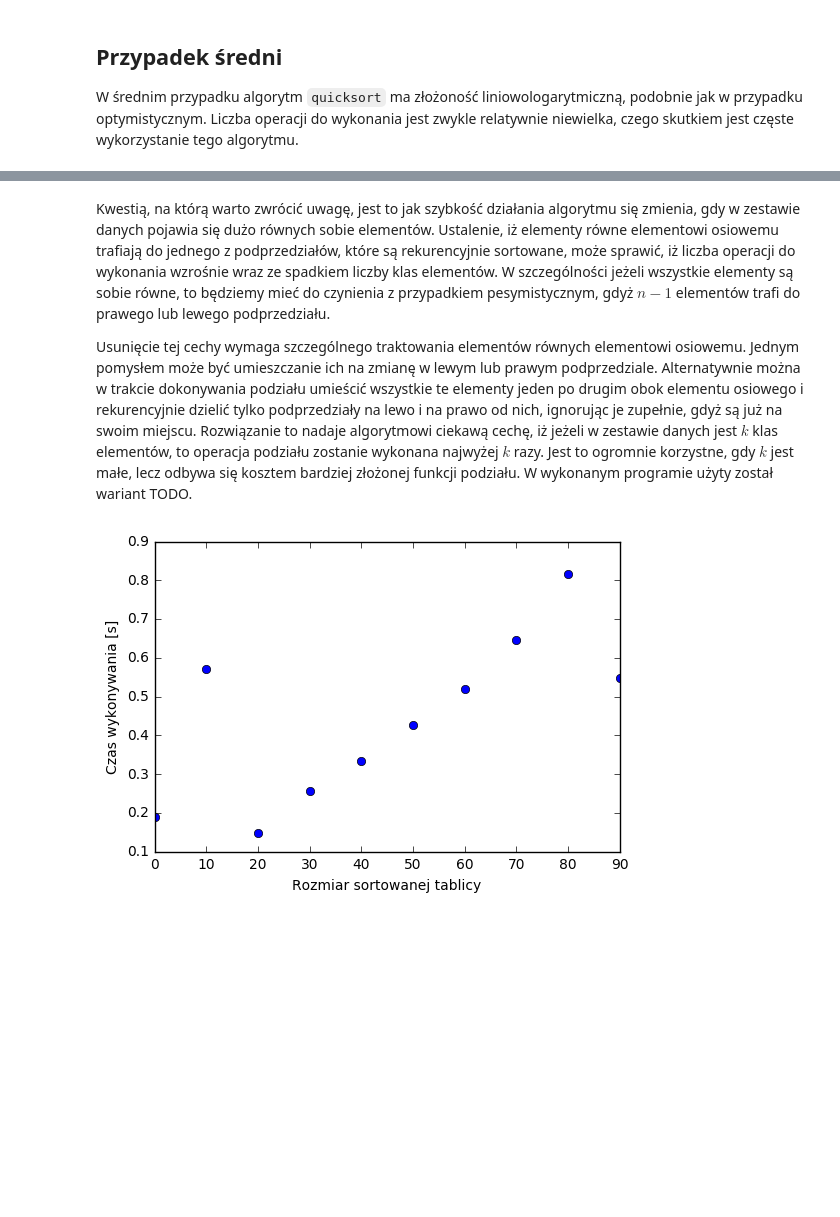
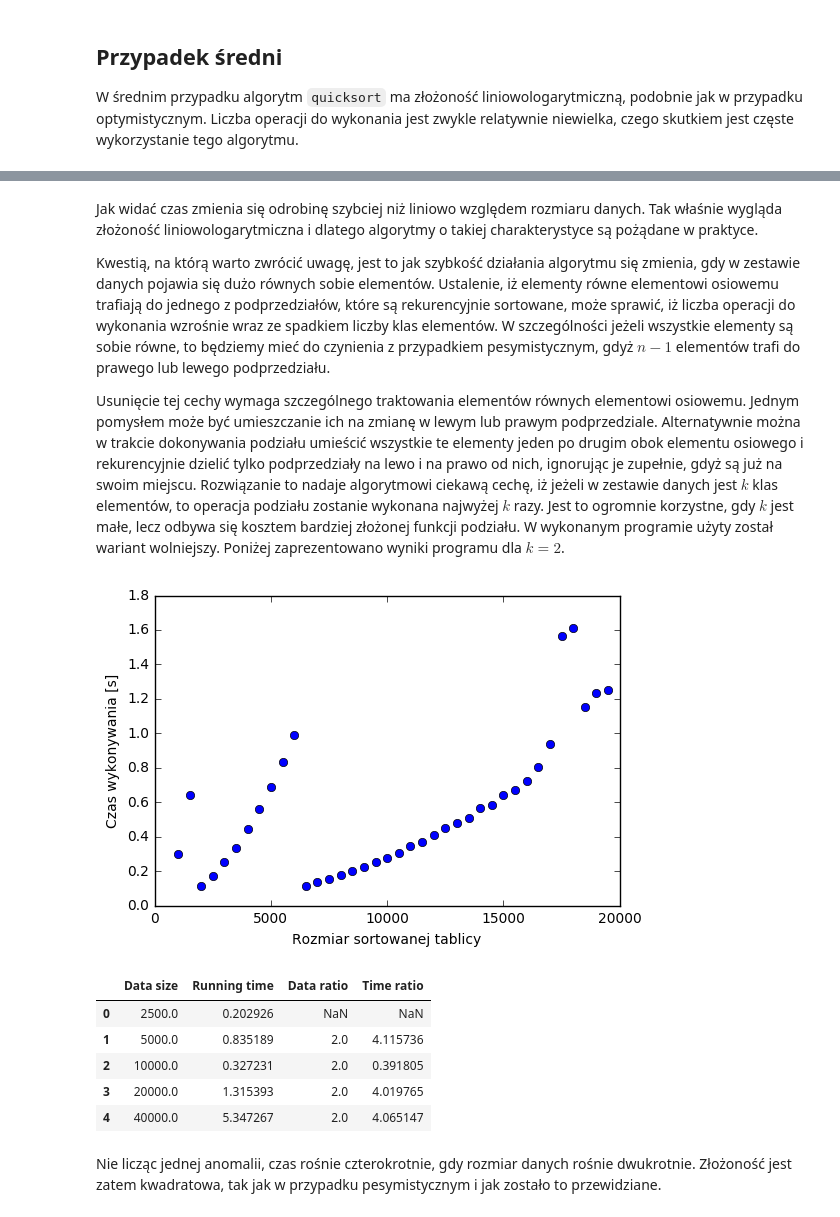
Before and after one commit to DPP93/Wspolczesne-Technologie, a Jupyter notebook: Notebooks/Quicksort.ipynb, the cells around one changed output, grey strips where cells are left out. Cells and saved outputs as stored; diff of their text form; code cells hidden in the pictures; blank space fills up the shorter version.

```diff
--- a/Notebooks/Quicksort.ipynb
+++ b/Notebooks/Quicksort.ipynb
@@ -42,7 +44,7 @@ def run_get_stdout(name, *args):
 
 def run_quicksort(variant, reps, size, unique=0):
     times = map(float, run_get_stdout('../QuickSort/QuickSort', variant, reps, size, unique).split())
-    return sum(times) / reps
+    return np.sort(list(times))[1:-1].mean()
 
 apply_quicksort = np.vectorize(run_quicksort)
 # %% [markdown]
@@ -111,9 +108,13 @@ plot_times(data_sizes, running_times)
 
 W średnim przypadku algorytm `quicksort` ma złożoność liniowologarytmiczną, podobnie jak w przypadku optymistycznym. Liczba operacji do wykonania jest zwykle relatywnie niewielka, czego skutkiem jest częste wykorzystanie tego algorytmu.
 # %%
-apply_average = fn.partial(apply_quicksort, 'r')
+apply_average = fn.partial(apply_quicksort, 'r', 10)
 
-data_sizes = np.arange(0, 100, 10)
-running_times = apply_average(5, data_sizes, 100)
+data_sizes = np.arange(1000000, 4000000, 100000)
+running_times = apply_average(data_sizes)
 plot_times(data_sizes, running_times)
+
+data_sizes2 = np.exp2(np.arange(5)) * 1000000
+running_times2 = apply_average(data_sizes2)
+display_ratios(data_sizes2, running_times2)
 # %% [output]
@@ -121,10 +128,24 @@ plot_times(data_sizes, running_times)
 # %% [markdown]
+Jak widać czas zmienia się odrobinę szybciej niż liniowo względem rozmiaru danych. Tak właśnie wygląda złożoność liniowologarytmiczna i dlatego algorytmy o takiej charakterystyce są pożądane w praktyce.
+
 Kwestią, na którą warto zwrócić uwagę, jest to jak szybkość działania algorytmu się zmienia, gdy w zestawie danych pojawia się dużo równych sobie elementów. Ustalenie, iż elementy równe elementowi osiowemu trafiają do jednego z podprzedziałów, które są rekurencyjnie sortowane, może sprawić, iż liczba operacji do wykonania wzrośnie wraz ze spadkiem liczby klas elementów. W szczególności jeżeli wszystkie elementy są sobie równe, to będziemy mieć do czynienia z przypadkiem pesymistycznym, gdyż $n - 1$ elementów trafi do prawego lub lewego podprzedziału.
 
-Usunięcie tej cechy wymaga szczególnego traktowania elementów równych elementowi osiowemu. Jednym pomysłem może być umieszczanie ich na zmianę w lewym lub prawym podprzedziale. Alternatywnie można w trakcie dokonywania podziału umieścić wszystkie te elementy jeden po drugim obok elementu osiowego i rekurencyjnie dzielić tylko podprzedziały na lewo i na prawo od nich, ignorując je zupełnie, gdyż są już na swoim miejscu. Rozwiązanie to nadaje algorytmowi ciekawą cechę, iż jeżeli w zestawie danych jest $k$ klas elementów, to operacja podziału zostanie wykonana najwyżej $k$ razy. Jest to ogromnie korzystne, gdy $k$ jest małe, lecz odbywa się kosztem bardziej złożonej funkcji podziału. W wykonanym programie użyty został wariant TODO.
+Usunięcie tej cechy wymaga szczególnego traktowania elementów równych elementowi osiowemu. Jednym pomysłem może być umieszczanie ich na zmianę w lewym lub prawym podprzedziale. Alternatywnie można w trakcie dokonywania podziału umieścić wszystkie te elementy jeden po drugim obok elementu osiowego i rekurencyjnie dzielić tylko podprzedziały na lewo i na prawo od nich, ignorując je zupełnie, gdyż są już na swoim miejscu. Rozwiązanie to nadaje algorytmowi ciekawą cechę, iż jeżeli w zestawie danych jest $k$ klas elementów, to operacja podziału zostanie wykonana najwyżej $k$ razy. Jest to ogromnie korzystne, gdy $k$ jest małe, lecz odbywa się kosztem bardziej złożonej funkcji podziału. W wykonanym programie użyty został wariant wolniejszy. Poniżej zaprezentowano wyniki programu dla $k = 2$.
 # %%
-data_sizes = np.arange(0, 100, 10)
-running_times = apply_average(5, data_sizes, 2)
+data_sizes = np.arange(1000, 20000, 500)
+running_times = apply_average(data_sizes, 2)
 plot_times(data_sizes, running_times)
+
+data_sizes2 = np.exp2(np.arange(5)) * 2500
+running_times2 = apply_average(data_sizes2, 2)
+display_ratios(data_sizes2, running_times2)
 # %% [output]
-[figure, old version]
+[figure, new version]
+|  | Data size | Running time | Data ratio | Time ratio |
+| 0 | 2500.0 | 0.202926 | NaN | NaN |
+| 1 | 5000.0 | 0.835189 | 2.0 | 4.115736 |
+| 2 | 10000.0 | 0.327231 | 2.0 | 0.391805 |
+| 3 | 20000.0 | 1.315393 | 2.0 | 4.019765 |
+| 4 | 40000.0 | 5.347267 | 2.0 | 4.065147 |
+# %% [markdown]
+Nie licząc jednej anomalii, czas rośnie czterokrotnie, gdy rozmiar danych rośnie dwukrotnie. Złożoność jest zatem kwadratowa, tak jak w przypadku pesymistycznym i jak zostało to przewidziane.
```
Also changed, not shown: parts of 6 cells of this notebook.
